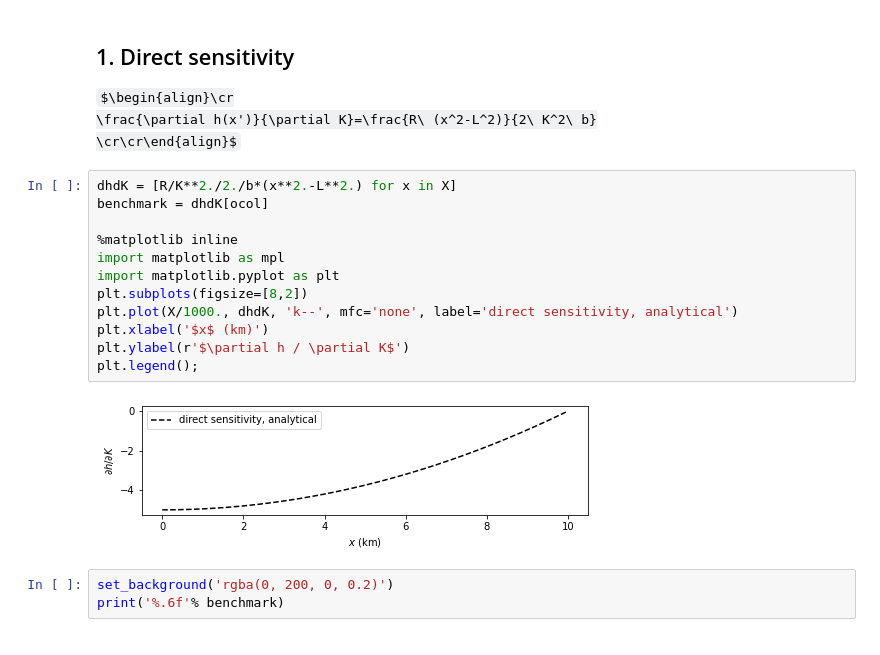
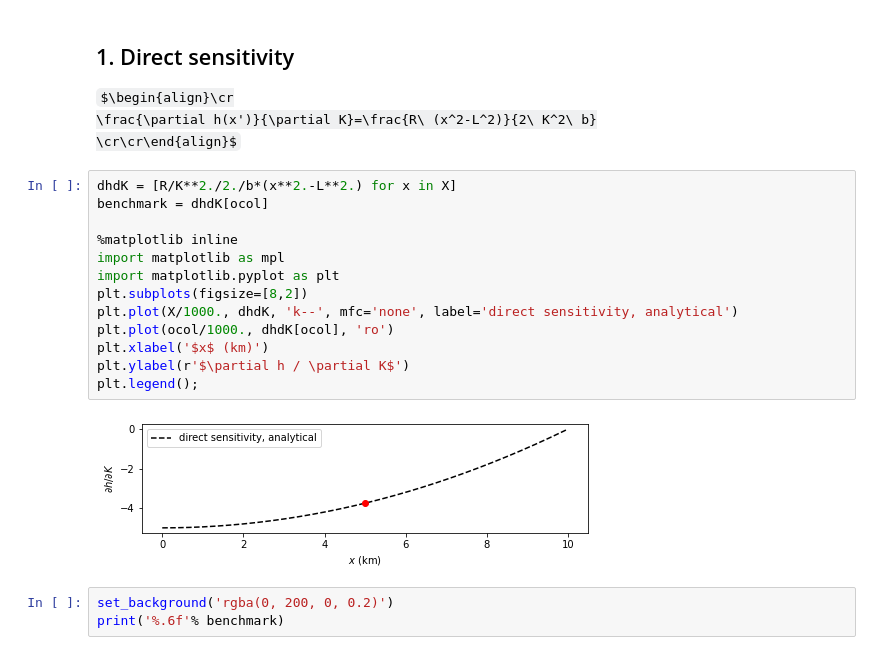
Before and after one commit to christurnadge/1o_adjoint_sensitivities, a Jupyter notebook: 1_K.ipynb, the cells around one changed output. Saved outputs shown, nothing was run; the diff lists cells and outputs as text; some formulas as TeX source.

```diff
--- a/1_K.ipynb
+++ b/1_K.ipynb
@@ -71,17 +71,18 @@ $\begin{align}\cr
 # %%
 dhdK = [R/K**2./2./b*(x**2.-L**2.) for x in X]
 benchmark = dhdK[ocol]
 
 %matplotlib inline
 import matplotlib as mpl
 import matplotlib.pyplot as plt
 plt.subplots(figsize=[8,2])
 plt.plot(X/1000., dhdK, 'k--', mfc='none', label='direct sensitivity, analytical')
+plt.plot(ocol/1000., dhdK[ocol], 'ro')
 plt.xlabel('$x$ (km)')
 plt.ylabel(r'$\partial h / \partial K$')
 plt.legend();
 # %% [output]
-[figure, old version]
+[figure, new version]
 # %%
 set_background('rgba(0, 200, 0, 0.2)')
 print('%.6f'% benchmark)
```
Also changed, not shown: parts of 53 cells of this notebook, 9 other files.
